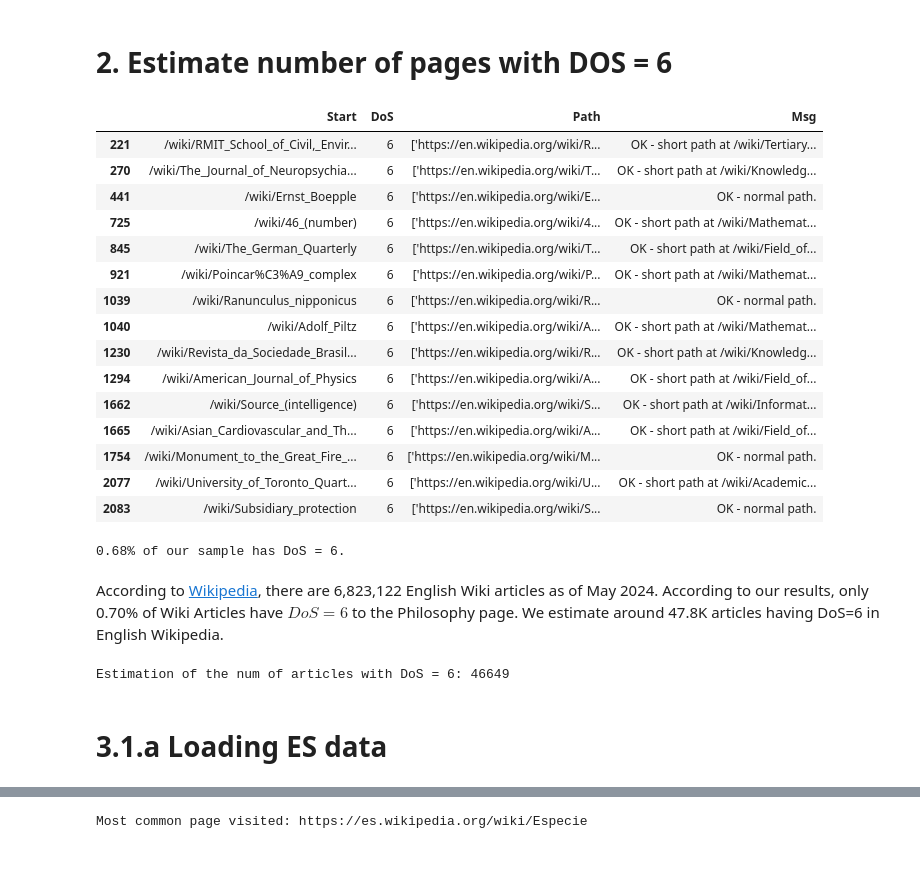
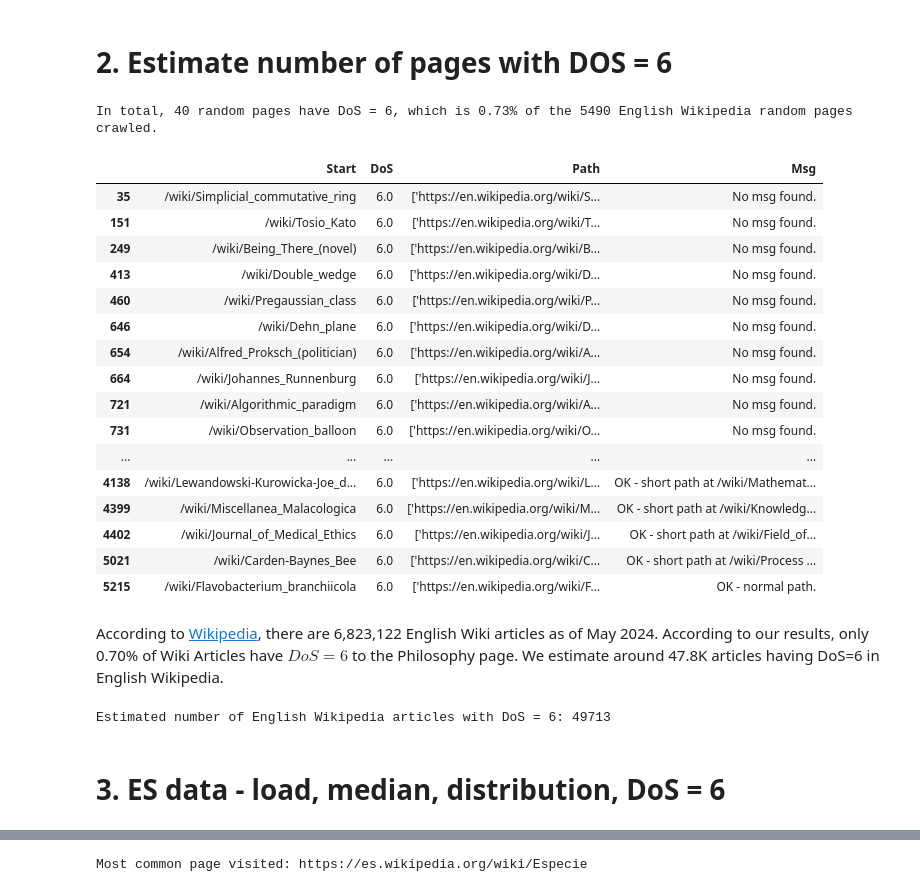
Before and after one commit to jrenzodorado/LT2_DMW_Lab, a Jupyter notebook: Advanced.ipynb, the cells around one changed output, grey strips where cells are left out. Drawn from its saved outputs; the diff is of its cells as text; code cells hidden in the pictures; blank space fills up the shorter version.

```diff
--- a/Advanced.ipynb
+++ b/Advanced.ipynb
@@ -78,7 +134,11 @@ def get_percentage(df):
 # %% [markdown]
 # 1.a  Loading consolidated EN data
 # %%
-f = ['', '_f', '_val_0514', '_josh_0515']
-en = load_data(f'english_data_advanced/en_conso{f[3]}')
-en.head()
+f = ['', '_f', '_val_0514', '_josh_0515', '_test']
+en = load_data(f'english_data_advanced/en_conso{f[0]}')
+print(f'A total of {en.shape[0]} English Wikipedia random pages have been crawled.')
+print(f'The DataFrame shows the resulting DoS and Path to reach Philosophy from each random page (Start).')
+_, nsuccess, ntotal, p = get_query(en, 'DoS != -1')
+print(f'In total, {nsuccess} random pages converged to Philosophy, which is {p:.2%} of the {ntotal} random pages crawled.')
+display(en.head())
 # %% [output]
@@ -101,35 +170,37 @@ Mean: 15.8
 # %% [markdown]
 # 2. Estimate number of pages with DOS = 6
 # %%
-display(get_percentage(en))
-pct_dos6 = len(en.query('DoS == 6')) / len(en) * 100
-print(f"{round(pct_dos6, 2)}% of our sample has DoS = 6.")
+df6, n6, nt, p6 = get_query(en, 'DoS == 6')
+print(f'In total, {n6} random pages have DoS = 6, which is {p6:.2%} of the {nt} English Wikipedia random pages crawled.')
+display(df6)
+# print(f"{round(pct_dos6, 2)}% of our sample has DoS = 6.")
 # %% [output]
+In total, 40 random pages have DoS = 6, which is 0.73% of the 5490 English Wikipedia random pages crawled.
 |  | Start | DoS | Path | Msg |
-| 221 | /wiki/RMIT_School_of_Civil,_Envir... | 6 | ['https://en.wikipedia.org/wiki/R... | OK - short path at /wiki/Tertiary... |
-| 270 | /wiki/The_Journal_of_Neuropsychia... | 6 | ['https://en.wikipedia.org/wiki/T... | OK - short path at /wiki/Knowledg... |
-| 441 | /wiki/Ernst_Boepple | 6 | ['https://en.wikipedia.org/wiki/E... | OK - normal path. |
-| 725 | /wiki/46_(number) | 6 | ['https://en.wikipedia.org/wiki/4... | OK - short path at /wiki/Mathemat... |
-| 845 | /wiki/The_German_Quarterly | 6 | ['https://en.wikipedia.org/wiki/T... | OK - short path at /wiki/Field_of... |
-| 921 | /wiki/Poincar%C3%A9_complex | 6 | ['https://en.wikipedia.org/wiki/P... | OK - short path at /wiki/Mathemat... |
-| 1039 | /wiki/Ranunculus_nipponicus | 6 | ['https://en.wikipedia.org/wiki/R... | OK - normal path. |
-| 1040 | /wiki/Adolf_Piltz | 6 | ['https://en.wikipedia.org/wiki/A... | OK - short path at /wiki/Mathemat... |
-| 1230 | /wiki/Revista_da_Sociedade_Brasil... | 6 | ['https://en.wikipedia.org/wiki/R... | OK - short path at /wiki/Knowledg... |
-| 1294 | /wiki/American_Journal_of_Physics | 6 | ['https://en.wikipedia.org/wiki/A... | OK - short path at /wiki/Field_of... |
-| 1662 | /wiki/Source_(intelligence) | 6 | ['https://en.wikipedia.org/wiki/S... | OK - short path at /wiki/Informat... |
-| 1665 | /wiki/Asian_Cardiovascular_and_Th... | 6 | ['https://en.wikipedia.org/wiki/A... | OK - short path at /wiki/Field_of... |
-| 1754 | /wiki/Monument_to_the_Great_Fire_... | 6 | ['https://en.wikipedia.org/wiki/M... | OK - normal path. |
-| 2077 | /wiki/University_of_Toronto_Quart... | 6 | ['https://en.wikipedia.org/wiki/U... | OK - short path at /wiki/Academic... |
-| 2083 | /wiki/Subsidiary_protection | 6 | ['https://en.wikipedia.org/wiki/S... | OK - normal path. |
+| 35 | /wiki/Simplicial_commutative_ring | 6.0 | ['https://en.wikipedia.org/wiki/S... | No msg found. |
+| 151 | /wiki/Tosio_Kato | 6.0 | ['https://en.wikipedia.org/wiki/T... | No msg found. |
+| 249 | /wiki/Being_There_(novel) | 6.0 | ['https://en.wikipedia.org/wiki/B... | No msg found. |
+| 413 | /wiki/Double_wedge | 6.0 | ['https://en.wikipedia.org/wiki/D... | No msg found. |
+| 460 | /wiki/Pregaussian_class | 6.0 | ['https://en.wikipedia.org/wiki/P... | No msg found. |
+| 646 | /wiki/Dehn_plane | 6.0 | ['https://en.wikipedia.org/wiki/D... | No msg found. |
+| 654 | /wiki/Alfred_Proksch_(politician) | 6.0 | ['https://en.wikipedia.org/wiki/A... | No msg found. |
+| 664 | /wiki/Johannes_Runnenburg | 6.0 | ['https://en.wikipedia.org/wiki/J... | No msg found. |
+| 721 | /wiki/Algorithmic_paradigm | 6.0 | ['https://en.wikipedia.org/wiki/A... | No msg found. |
+| 731 | /wiki/Observation_balloon | 6.0 | ['https://en.wikipedia.org/wiki/O... | No msg found. |
+| ... | ... | ... | ... | ... |
+| 4138 | /wiki/Lewandowski-Kurowicka-Joe_d... | 6.0 | ['https://en.wikipedia.org/wiki/L... | OK - short path at /wiki/Mathemat... |
+| 4399 | /wiki/Miscellanea_Malacologica | 6.0 | ['https://en.wikipedia.org/wiki/M... | OK - short path at /wiki/Knowledg... |
+| 4402 | /wiki/Journal_of_Medical_Ethics | 6.0 | ['https://en.wikipedia.org/wiki/J... | OK - short path at /wiki/Field_of... |
+| 5021 | /wiki/Carden-Baynes_Bee | 6.0 | ['https://en.wikipedia.org/wiki/C... | OK - short path at /wiki/Process ... |
+| 5215 | /wiki/Flavobacterium_branchiicola | 6.0 | ['https://en.wikipedia.org/wiki/F... | OK - normal path. |
-0.68% of our sample has DoS = 6.
 # %% [markdown]
 According to [Wikipedia](https://en.wikipedia.org/wiki/Wikipedia:Size_of_Wikipedia), there are 6,823,122 English Wiki articles as of May 2024. According to our results, only 0.70% of Wiki Articles have $DoS = 6$ to the Philosophy page. We estimate around 47.8K articles having DoS=6 in English Wikipedia.
 # %%
-print(f"Estimation of the num of articles with DoS = 6: {round(6823122 * pct_dos6 / 100, 0):.0f}")
+print(f"Estimated number of English Wikipedia articles with DoS = 6: {6823122 * p6:.0f}")
 # %% [output]
-Estimation of the num of articles with DoS = 6: 46649
+Estimated number of English Wikipedia articles with DoS = 6: 49713
 # %% [markdown]
-# 3.1.a Loading ES data
+# 3. ES data - load, median, distribution, DoS = 6
 # %%
 f = ['', '_f', '_josh_0515']
 es = load_data(f'spanish_data_advanced/es_conso{f[1]}')
```
Also changed, not shown: parts of 23 cells of this notebook, 1 other file.
